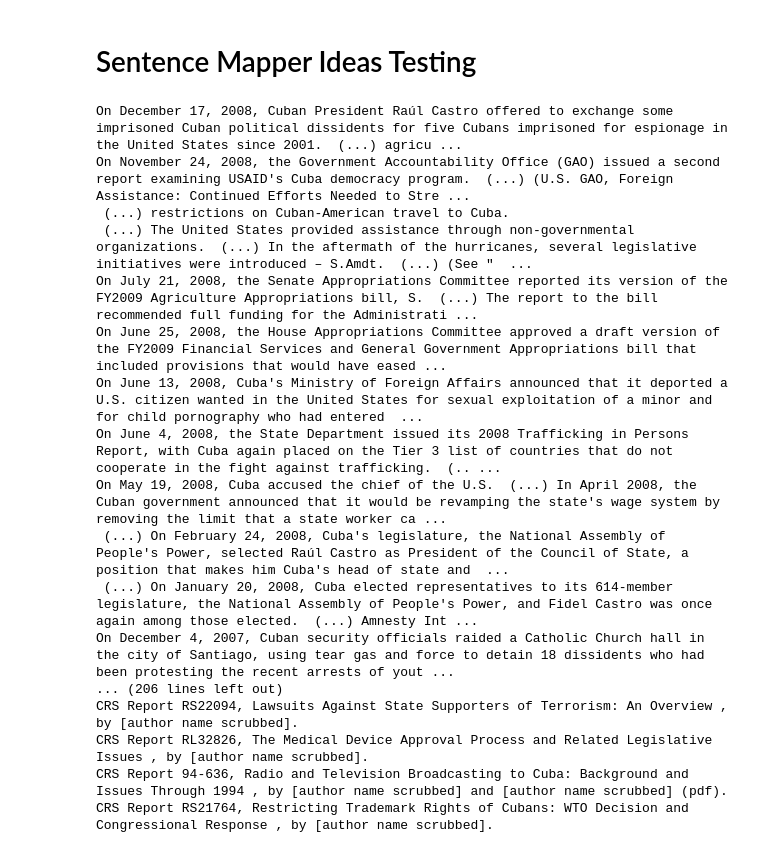
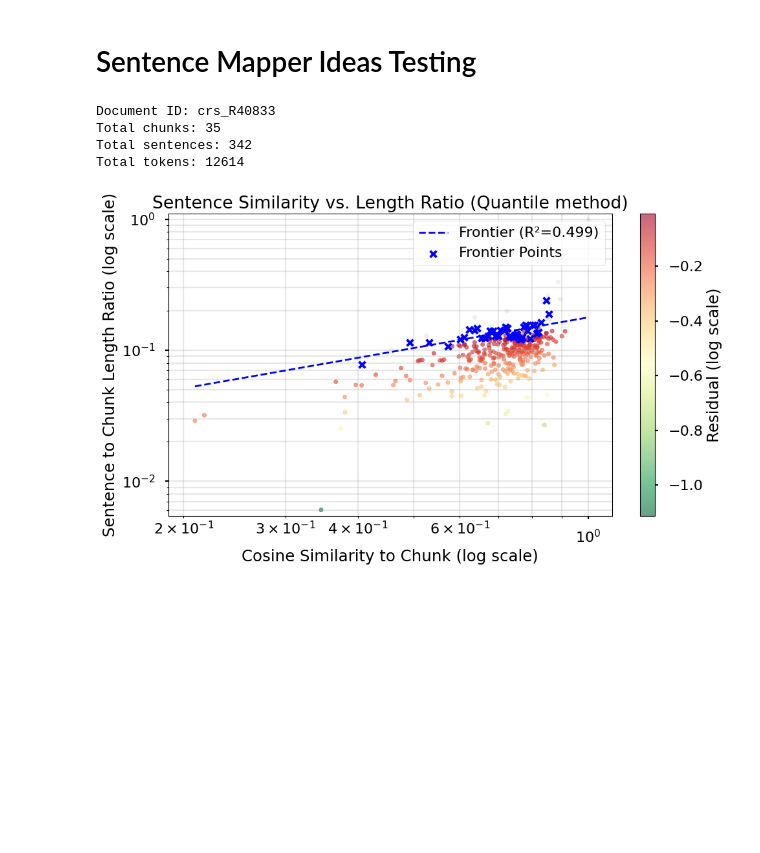
Before and after one commit to lgarma/SentenceMapper, a Jupyter notebook: example.ipynb, the cells around one changed output. Saved outputs shown, nothing was run; the diff lists cells and outputs as text; code cells hidden in the pictures; blank space fills up the shorter version.

Commit message:
chore: updated to show interactive visualization

```diff
--- a/example.ipynb
+++ b/example.ipynb
@@ -34,35 +28,49 @@ pipeline = SentenceMapperPipeline(
 # %%
 # Load data
 data = load_jsonl_example(
     "data/gov_report/train.jsonl",
-    index=0
+    index=1
 )
 
-masks = []
-x_opts = []
-labels = []
-for objective_percentage in [0.1, 0.3, 0.5]:
-    result_filtered = pipeline.process_document(data["input"], objective_percentage=objective_percentage)
-    masks.append(result_filtered['mask'])
-    x_opts.append(result_filtered['x_opt'])
-    labels.append(f"{objective_percentage*100:.0f}%")
+processor = SentenceProcessor(
+    embedding_model_name="minishlab/potion-base-8M",
+    chunk_size=2048,
+    chunk_overlap=0,
+    min_sentence_length=256,
+)
+features = processor.compute_document_features(
+    text=data["input"],
+)
+
+print(f"Document ID: {data['id']}")
+print(f"Total chunks: {len(features['chunks'])}")
+print(f"Total sentences: {len(features['all_similarities'])}")
+print(f"Total tokens: {features['total_tokens']}")
+
+slope, intercept, info = fit_frontier_curve(
+    features['all_similarities'],
+    features['ratios'],
+    quantile=0.95,
+    # n_bins=20,
+    method='quantile'
+)
+
+visualizer = SentenceMapperVisualizer(
+    slope=slope,
+    initial_intercept=intercept
+)
+
+visualizer.plot_with_frontier(
+    similarities=features['all_similarities'],
+    ratios=features['ratios'],
+    slope=slope,
+    intercept=intercept,
+    info=info,
+    title=f"Sentence Similarity vs. Length Ratio (Quantile method)",
+)
+# %% [output]
+Document ID: crs_R40833
+Total chunks: 35
+Total sentences: 342
+Total tokens: 12614
+[figure, added]
-# %%
-print(result_filtered["selected_text"])
-# %% [output]
-On December 17, 2008, Cuban President Raúl Castro offered to exchange some imprisoned Cuban political dissidents for five Cubans imprisoned for espionage in the United States since 2001.  (...) agricu ...
-On November 24, 2008, the Government Accountability Office (GAO) issued a second report examining USAID's Cuba democracy program.  (...) (U.S. GAO, Foreign Assistance: Continued Efforts Needed to Stre ...
- (...) restrictions on Cuban-American travel to Cuba.
- (...) The United States provided assistance through non-governmental organizations.  (...) In the aftermath of the hurricanes, several legislative initiatives were introduced – S.Amdt.  (...) (See "  ...
-On July 21, 2008, the Senate Appropriations Committee reported its version of the FY2009 Agriculture Appropriations bill, S.  (...) The report to the bill recommended full funding for the Administrati ...
-On June 25, 2008, the House Appropriations Committee approved a draft version of the FY2009 Financial Services and General Government Appropriations bill that included provisions that would have eased ...
-On June 13, 2008, Cuba's Ministry of Foreign Affairs announced that it deported a U.S. citizen wanted in the United States for sexual exploitation of a minor and for child pornography who had entered  ...
-On June 4, 2008, the State Department issued its 2008 Trafficking in Persons Report, with Cuba again placed on the Tier 3 list of countries that do not cooperate in the fight against trafficking.  (.. ...
-On May 19, 2008, Cuba accused the chief of the U.S.  (...) In April 2008, the Cuban government announced that it would be revamping the state's wage system by removing the limit that a state worker ca ...
- (...) On February 24, 2008, Cuba's legislature, the National Assembly of People's Power, selected Raúl Castro as President of the Council of State, a position that makes him Cuba's head of state and  ...
- (...) On January 20, 2008, Cuba elected representatives to its 614-member legislature, the National Assembly of People's Power, and Fidel Castro was once again among those elected.  (...) Amnesty Int ...
-On December 4, 2007, Cuban security officials raided a Catholic Church hall in the city of Santiago, using tear gas and force to detain 18 dissidents who had been protesting the recent arrests of yout ...
-... (206 lines left out)
-CRS Report RS22094, Lawsuits Against State Supporters of Terrorism: An Overview , by [author name scrubbed].
-CRS Report RL32826, The Medical Device Approval Process and Related Legislative Issues , by [author name scrubbed].
-CRS Report 94-636, Radio and Television Broadcasting to Cuba: Background and Issues Through 1994 , by [author name scrubbed] and [author name scrubbed] (pdf).
-CRS Report RS21764, Restricting Trademark Rights of Cubans: WTO Decision and Congressional Response , by [author name scrubbed].
```
Also changed, not shown: parts of 8 cells of this notebook.
